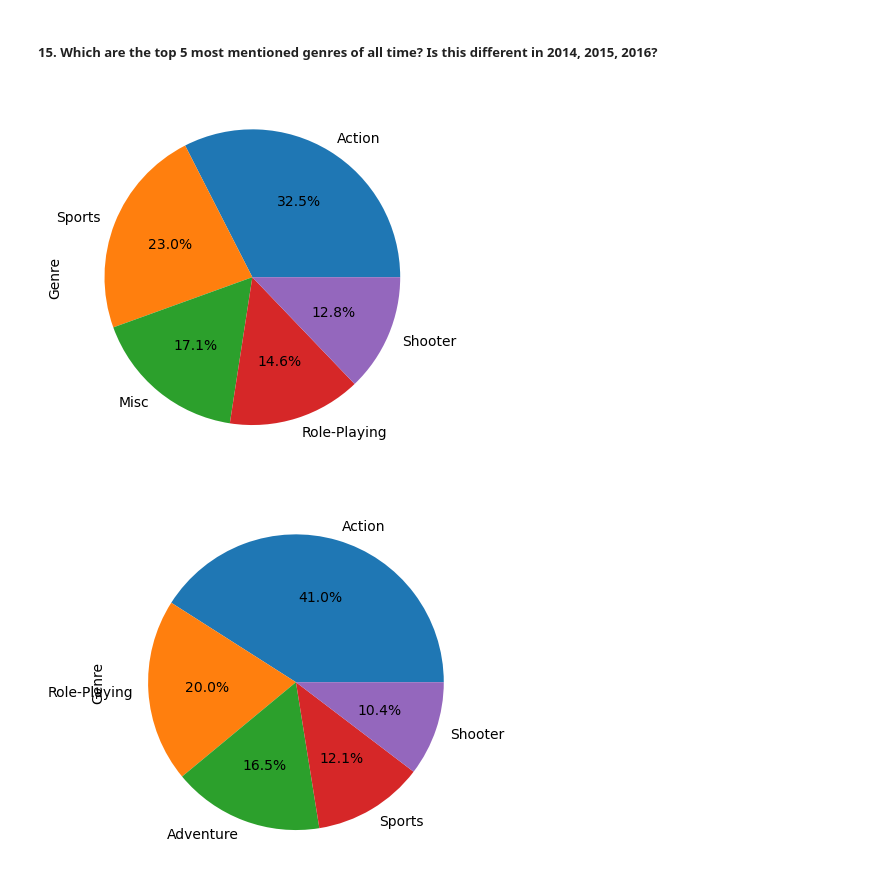
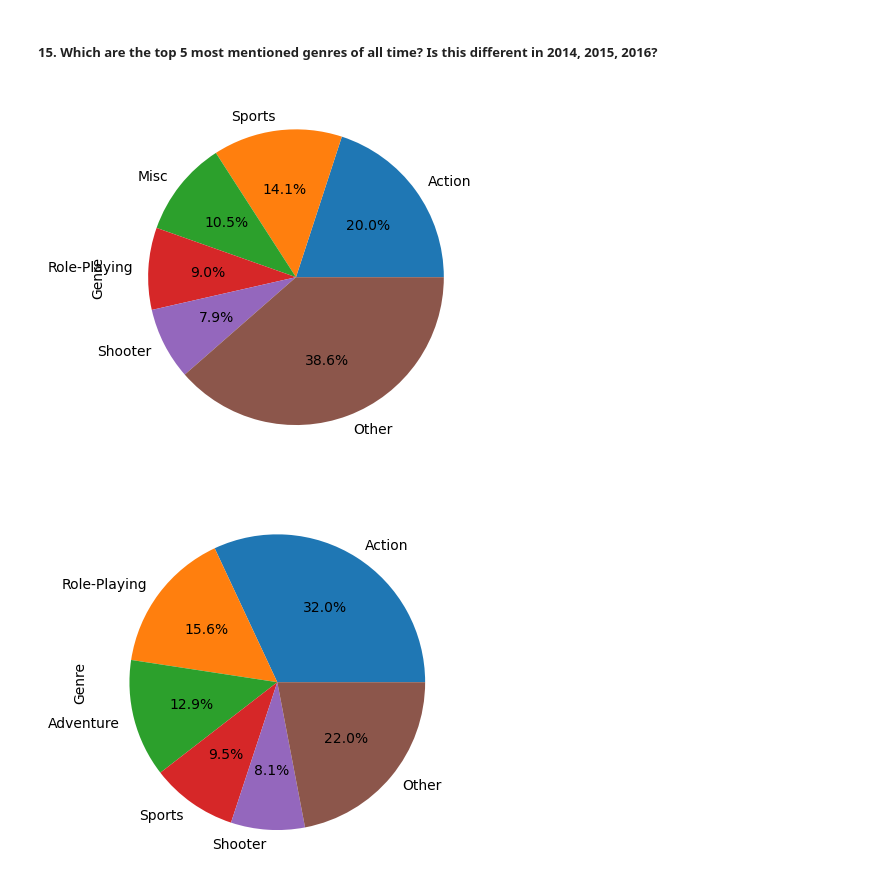
Before and after one commit to letsiki/big_blue_de_exercises, a Jupyter notebook: 04-introduction-to-pandas-eda/day-2.ipynb, the cells around one changed output. Cells and saved outputs as stored; diff of their text form; code cells hidden in the pictures.

```diff
--- a/04-introduction-to-pandas-eda/day-2.ipynb
+++ b/04-introduction-to-pandas-eda/day-2.ipynb
@@ -89,13 +89,19 @@ Name: Global_Sales, dtype: float64
 # %% [markdown]
 ##### 15. Which are the top 5 most mentioned genres of all time? Is this different in 2014, 2015, 2016?
 # %%
-df['Genre'].value_counts().sort_values(ascending=False).head(5).plot(kind='pie', autopct='%1.1f%%')
+all_time = df['Genre'].value_counts().sort_values(ascending=False).head(5)
+other = df[~(df['Genre'].isin(all_time.index))]['Genre'].count()
+all_time['Other'] = other
+all_time.plot(kind='pie', autopct='%1.1f%%')
 plt.show()
 # %% [output]
-[figure, old version]
+[figure, new version]
 # %%
-df[df['Year'] == 2014]['Genre'].value_counts().sort_values(ascending=False).head(5).plot(kind='pie', autopct='%1.1f%%')
+yr2014 = df[df['Year'] == 2014]['Genre'].value_counts().sort_values(ascending=False).head(5)
+other = df[df['Year'] == 2014][~(df[df['Year'] == 2014]['Genre'].isin(yr2014.index))]['Genre'].count()
+yr2014['Other'] = other
+yr2014.plot(kind='pie', autopct='%1.1f%%')
 plt.show()
 # %% [output]
-[figure, old version]
+[figure, new version]
 # %%
```
Also changed, not shown: parts of 2 cells of this notebook, 3 other files.
